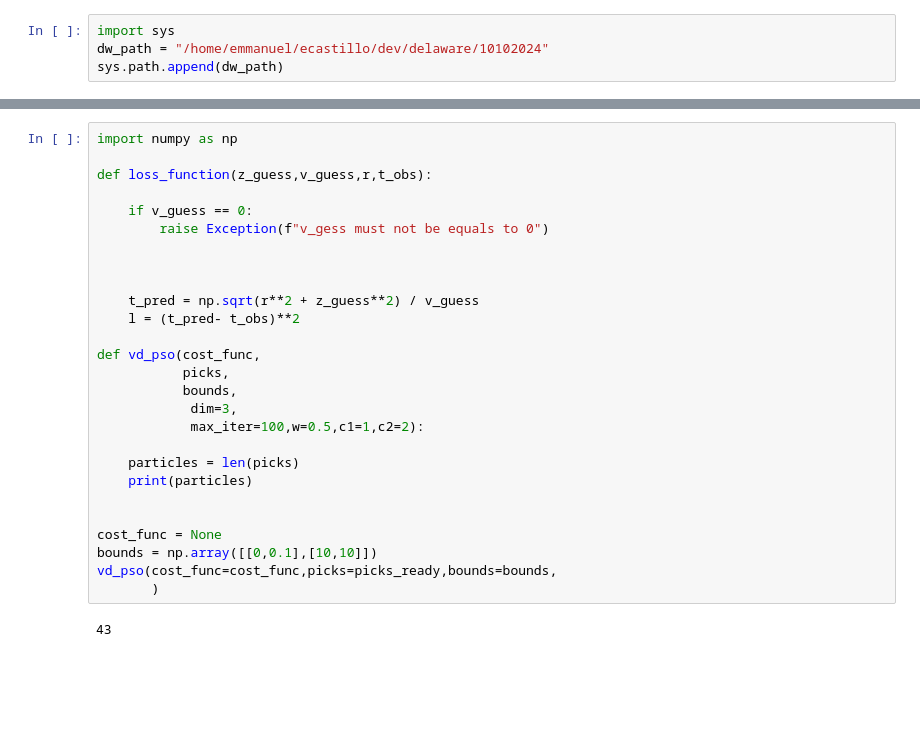
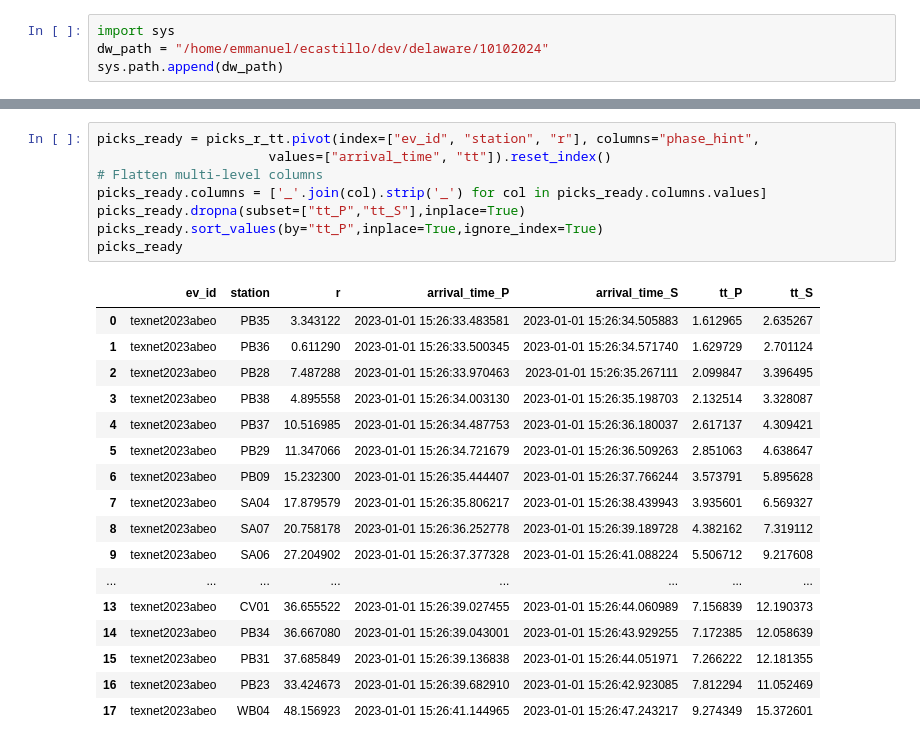
Before and after one commit to ecastillot/delaware, a Jupyter notebook: 10102024/script/pso/note_pso_depth.ipynb, the cells around one changed output, grey strips where cells are left out. Drawn from its saved outputs; the diff is of its cells as text; blank space fills up the shorter version.

```diff
--- a/10102024/script/pso/note_pso_depth.ipynb
+++ b/10102024/script/pso/note_pso_depth.ipynb
@@ -151,29 +135,26 @@ picks_ready
-# %%
-import numpy as np
-
-def loss_function(z_guess,v_guess,r,t_obs):
-
-    if v_guess == 0:
-        raise Exception(f"v_gess must not be equals to 0")
-
-
-
-    t_pred = np.sqrt(r**2 + z_guess**2) / v_guess
-    l = (t_pred- t_obs)**2
-
-def vd_pso(cost_func,
-           picks,
-           bounds,
-            dim=3,
-            max_iter=100,w=0.5,c1=1,c2=2):
-
-    particles = len(picks)
-    print(particles)
-
-
-cost_func = None
-bounds = np.array([[0,0.1],[10,10]])
-vd_pso(cost_func=cost_func,picks=picks_ready,bounds=bounds,
-       )
-# %% [output]
-43
+# %%
+picks_ready = picks_r_tt.pivot(index=["ev_id", "station", "r"], columns="phase_hint",
+                      values=["arrival_time", "tt"]).reset_index()
+# Flatten multi-level columns
+picks_ready.columns = ['_'.join(col).strip('_') for col in picks_ready.columns.values]
+picks_ready.dropna(subset=["tt_P","tt_S"],inplace=True)
+picks_ready.sort_values(by="tt_P",inplace=True,ignore_index=True)
+picks_ready
+# %% [output]
+|  | ev_id | station | r | arrival_time_P | arrival_time_S | tt_P | tt_S |
+| 0 | texnet2023abeo | PB35 | 3.343122 | 2023-01-01 15:26:33.483581 | 2023-01-01 15:26:34.505883 | 1.612965 | 2.635267 |
+| 1 | texnet2023abeo | PB36 | 0.611290 | 2023-01-01 15:26:33.500345 | 2023-01-01 15:26:34.571740 | 1.629729 | 2.701124 |
+| 2 | texnet2023abeo | PB28 | 7.487288 | 2023-01-01 15:26:33.970463 | 2023-01-01 15:26:35.267111 | 2.099847 | 3.396495 |
+| 3 | texnet2023abeo | PB38 | 4.895558 | 2023-01-01 15:26:34.003130 | 2023-01-01 15:26:35.198703 | 2.132514 | 3.328087 |
+| 4 | texnet2023abeo | PB37 | 10.516985 | 2023-01-01 15:26:34.487753 | 2023-01-01 15:26:36.180037 | 2.617137 | 4.309421 |
+| 5 | texnet2023abeo | PB29 | 11.347066 | 2023-01-01 15:26:34.721679 | 2023-01-01 15:26:36.509263 | 2.851063 | 4.638647 |
+| 6 | texnet2023abeo | PB09 | 15.232300 | 2023-01-01 15:26:35.444407 | 2023-01-01 15:26:37.766244 | 3.573791 | 5.895628 |
+| 7 | texnet2023abeo | SA04 | 17.879579 | 2023-01-01 15:26:35.806217 | 2023-01-01 15:26:38.439943 | 3.935601 | 6.569327 |
+| 8 | texnet2023abeo | SA07 | 20.758178 | 2023-01-01 15:26:36.252778 | 2023-01-01 15:26:39.189728 | 4.382162 | 7.319112 |
+| 9 | texnet2023abeo | SA06 | 27.204902 | 2023-01-01 15:26:37.377328 | 2023-01-01 15:26:41.088224 | 5.506712 | 9.217608 |
+| ... | ... | ... | ... | ... | ... | ... | ... |
+| 13 | texnet2023abeo | CV01 | 36.655522 | 2023-01-01 15:26:39.027455 | 2023-01-01 15:26:44.060989 | 7.156839 | 12.190373 |
+| 14 | texnet2023abeo | PB34 | 36.667080 | 2023-01-01 15:26:39.043001 | 2023-01-01 15:26:43.929255 | 7.172385 | 12.058639 |
+| 15 | texnet2023abeo | PB31 | 37.685849 | 2023-01-01 15:26:39.136838 | 2023-01-01 15:26:44.051971 | 7.266222 | 12.181355 |
+| 16 | texnet2023abeo | PB23 | 33.424673 | 2023-01-01 15:26:39.682910 | 2023-01-01 15:26:42.923085 | 7.812294 | 11.052469 |
+| 17 | texnet2023abeo | WB04 | 48.156923 | 2023-01-01 15:26:41.144965 | 2023-01-01 15:26:47.243217 | 9.274349 | 15.372601 |
```
Also changed, not shown: parts of 6 cells of this notebook.
